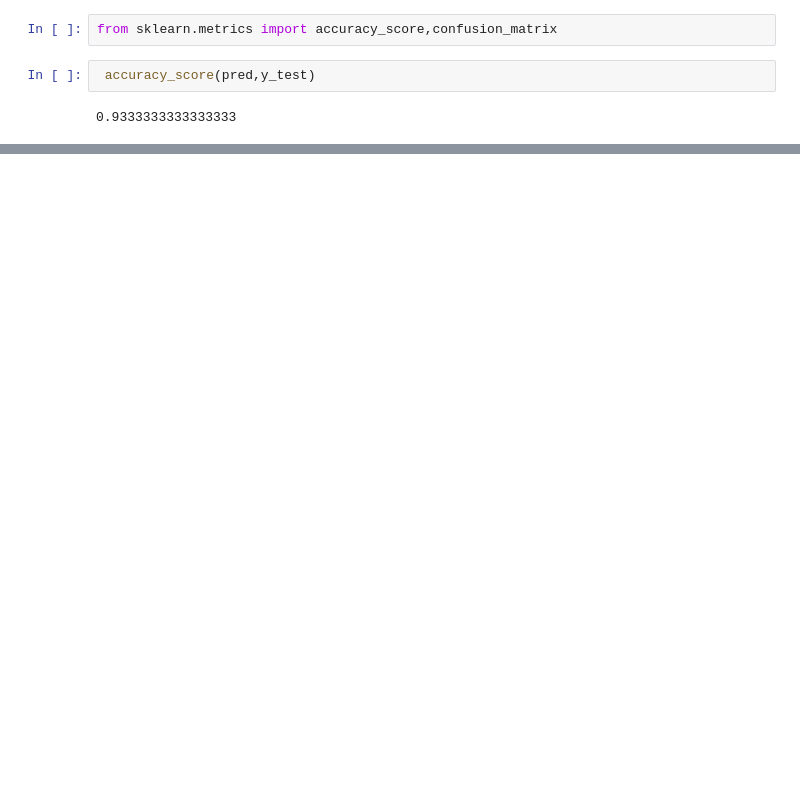
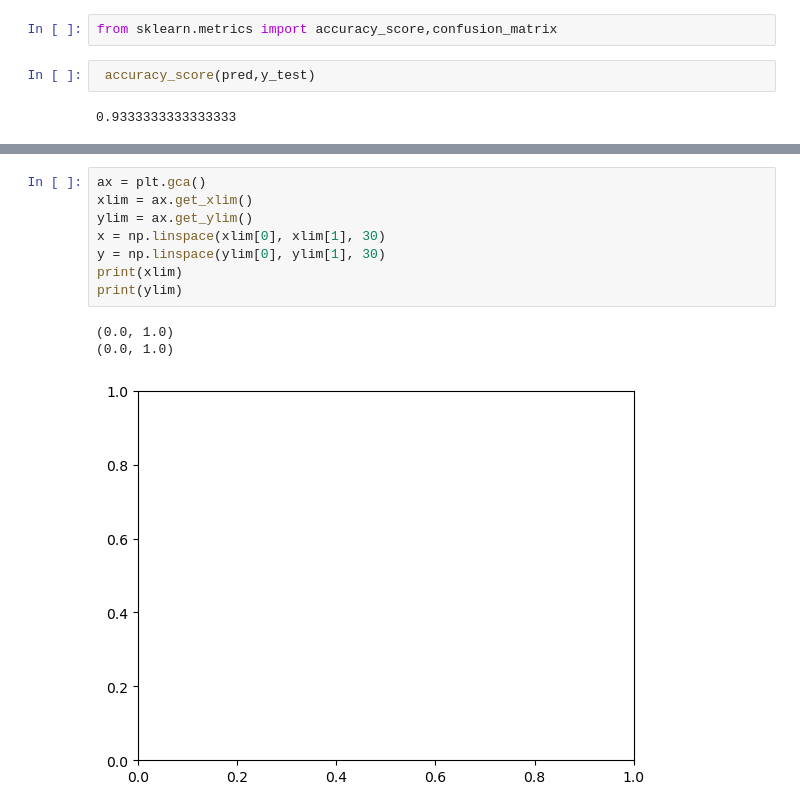
Before and after one commit to Isuru-Sandaruwan-Kumarasiri/Machine-Learning, a Jupyter notebook: 7-Support_Vector_Machine/SVM Algorithem.ipynb, the cells around one changed output, grey strips where cells are left out. Cells and saved outputs as stored; diff of their text form; blank space fills up the shorter version.

```diff
--- a/7-Support_Vector_Machine/SVM Algorithem.ipynb
+++ b/7-Support_Vector_Machine/SVM Algorithem.ipynb
@@ -130,0 +404,12 @@ confusion_matrix(pred,y_)
+# %%
+ax = plt.gca()
+xlim = ax.get_xlim()
+ylim = ax.get_ylim()
+x = np.linspace(xlim[0], xlim[1], 30)
+y = np.linspace(ylim[0], ylim[1], 30)
+print(xlim)
+print(ylim)
+# %% [output]
+(0.0, 1.0)
+(0.0, 1.0)
+[figure, added]
```
Also changed, not shown: parts of 24 cells of this notebook, 1 other file.
